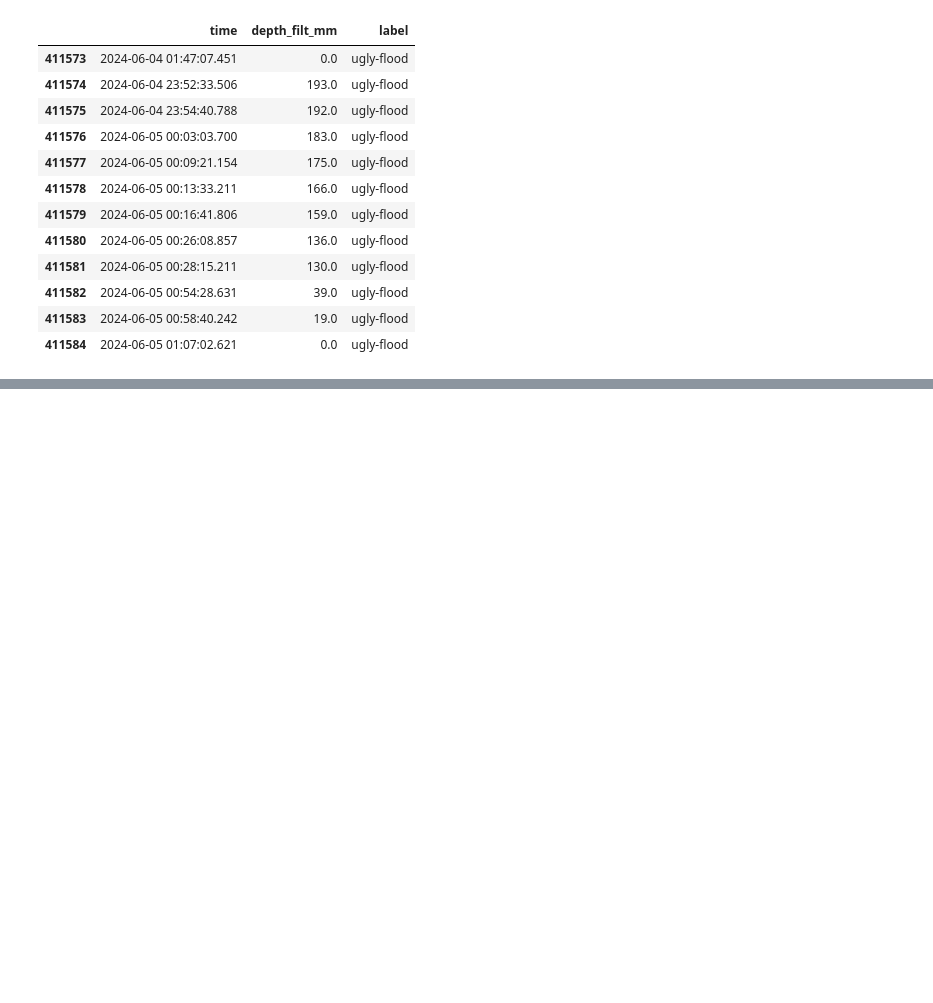
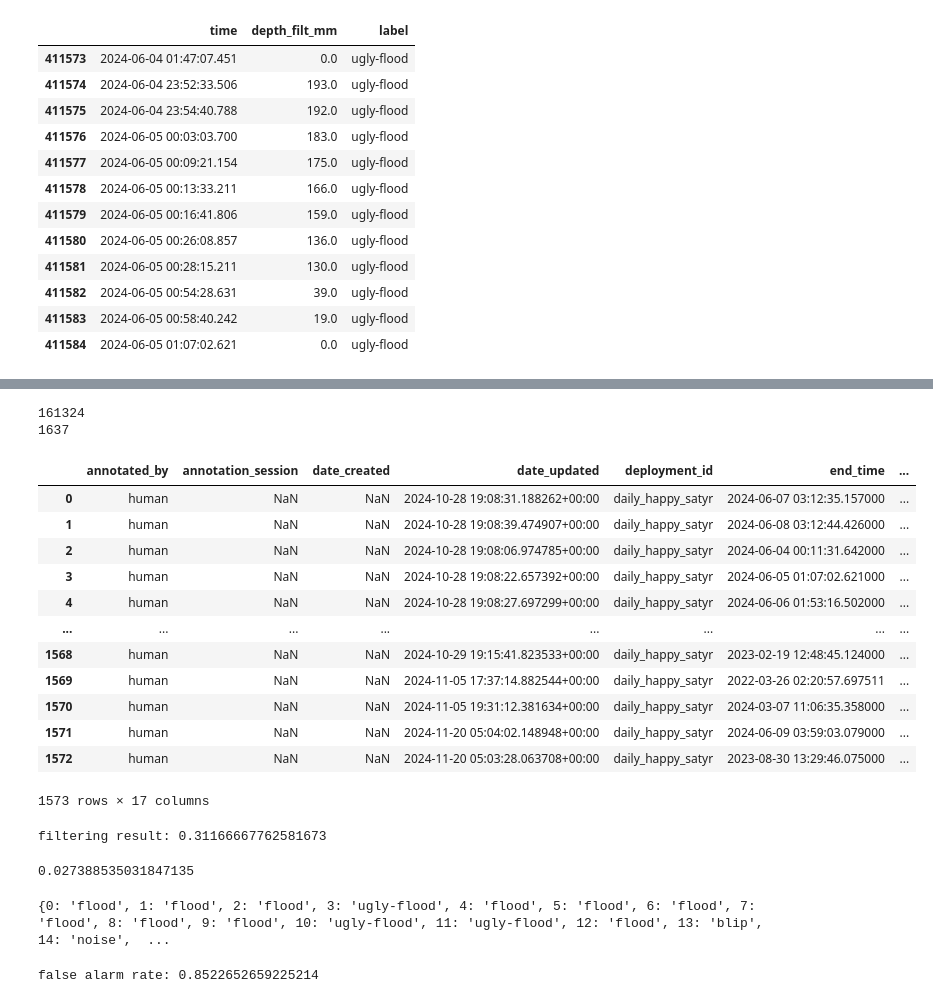
Before and after one commit to tb3168/ptsa_project, a Jupyter notebook: GPflow_eval.ipynb, the cells around one changed output, grey strips where cells are left out. Saved outputs shown, nothing was run; the diff lists cells and outputs as text; code cells hidden in the pictures; blank space fills up the shorter version.

```diff
--- a/GPflow_eval.ipynb
+++ b/GPflow_eval.ipynb
@@ -218,0 +239,24 @@ plot_predictions(event_dataframes[2])
+# %%
+events["start_time"] = pd.to_datetime(events["start_time"],format="ISO8601")#"%Y-%m-%d %H:%M:%S.%f+%z")
+events["end_time"] = pd.to_datetime(events["end_time"],format="ISO8601")#"%Y-%m-%d %H:%M:%S.%f+%z")
+print(len(events))
+print(len(events[events['deployment_id']=='daily_happy_satyr']))
+daily_happy_satyr = events[events['deployment_id']=='daily_happy_satyr'].copy()
+daily_happy_satyr = daily_happy_satyr.loc[daily_happy_satyr['end_time'] < '2024-10-16'].reset_index(drop=True)
+daily_happy_satyr
+# %% [output]
+161324
+1637
+|  | annotated_by | annotation_session | date_created | date_updated | deployment_id | end_time | ... |
+| 0 | human | NaN | NaN | 2024-10-28 19:08:31.188262+00:00 | daily_happy_satyr | 2024-06-07 03:12:35.157000 | ... |
+| 1 | human | NaN | NaN | 2024-10-28 19:08:39.474907+00:00 | daily_happy_satyr | 2024-06-08 03:12:44.426000 | ... |
+| 2 | human | NaN | NaN | 2024-10-28 19:08:06.974785+00:00 | daily_happy_satyr | 2024-06-04 00:11:31.642000 | ... |
+| 3 | human | NaN | NaN | 2024-10-28 19:08:22.657392+00:00 | daily_happy_satyr | 2024-06-05 01:07:02.621000 | ... |
+| 4 | human | NaN | NaN | 2024-10-28 19:08:27.697299+00:00 | daily_happy_satyr | 2024-06-06 01:53:16.502000 | ... |
+| ... | ... | ... | ... | ... | ... | ... | ... |
+| 1568 | human | NaN | NaN | 2024-10-29 19:15:41.823533+00:00 | daily_happy_satyr | 2023-02-19 12:48:45.124000 | ... |
+| 1569 | human | NaN | NaN | 2024-11-05 17:37:14.882544+00:00 | daily_happy_satyr | 2022-03-26 02:20:57.697511 | ... |
+| 1570 | human | NaN | NaN | 2024-11-05 19:31:12.381634+00:00 | daily_happy_satyr | 2024-03-07 11:06:35.358000 | ... |
+| 1571 | human | NaN | NaN | 2024-11-20 05:04:02.148948+00:00 | daily_happy_satyr | 2024-06-09 03:59:03.079000 | ... |
+| 1572 | human | NaN | NaN | 2024-11-20 05:03:28.063708+00:00 | daily_happy_satyr | 2023-08-30 13:29:46.075000 | ... |
+1573 rows × 17 columns
@@ -218,0 +274,35 @@ plot_predictions(event_dataframes[2])
+# %%
+#sample level
+results = []
+for key, value in event_dataframes.items():
+    if len(value) != 0:
+        result = evaluate_result(value)
+        results.append(result)
+
+results = np.array(results)
+mean = np.mean(results)
+print(f'filtering result: {mean}')
+# %% [output]
+filtering result: 0.31166667762581673
+# %%
+results[results > 0.75].shape[0] / results.shape[0]
+# %% [output]
+0.027388535031847135
+# %%
+filtered_labels = {}
+
+for index in list(np.where(results < 0.75)[0]):
+    if index in event_dataframes:
+        label = event_dataframes[index]['label'].unique()
+        if label.size > 0:
+            filtered_labels[index] = label[0]
+
+print(filtered_labels)
+# %% [output]
+{0: 'flood', 1: 'flood', 2: 'flood', 3: 'ugly-flood', 4: 'flood', 5: 'flood', 6: 'flood', 7: 'flood', 8: 'flood', 9: 'flood', 10: 'ugly-flood', 11: 'ugly-flood', 12: 'flood', 13: 'blip', 14: 'noise',  ...
+# %%
+false_alarm_rate = sum(1 for value in filtered_labels.values() if value != 'flood') / len(filtered_labels)
+
+print('false alarm rate:', false_alarm_rate)
+# %% [output]
+false alarm rate: 0.8522652659225214
```
Also changed, not shown: parts of 7 cells of this notebook, 2 other files.
